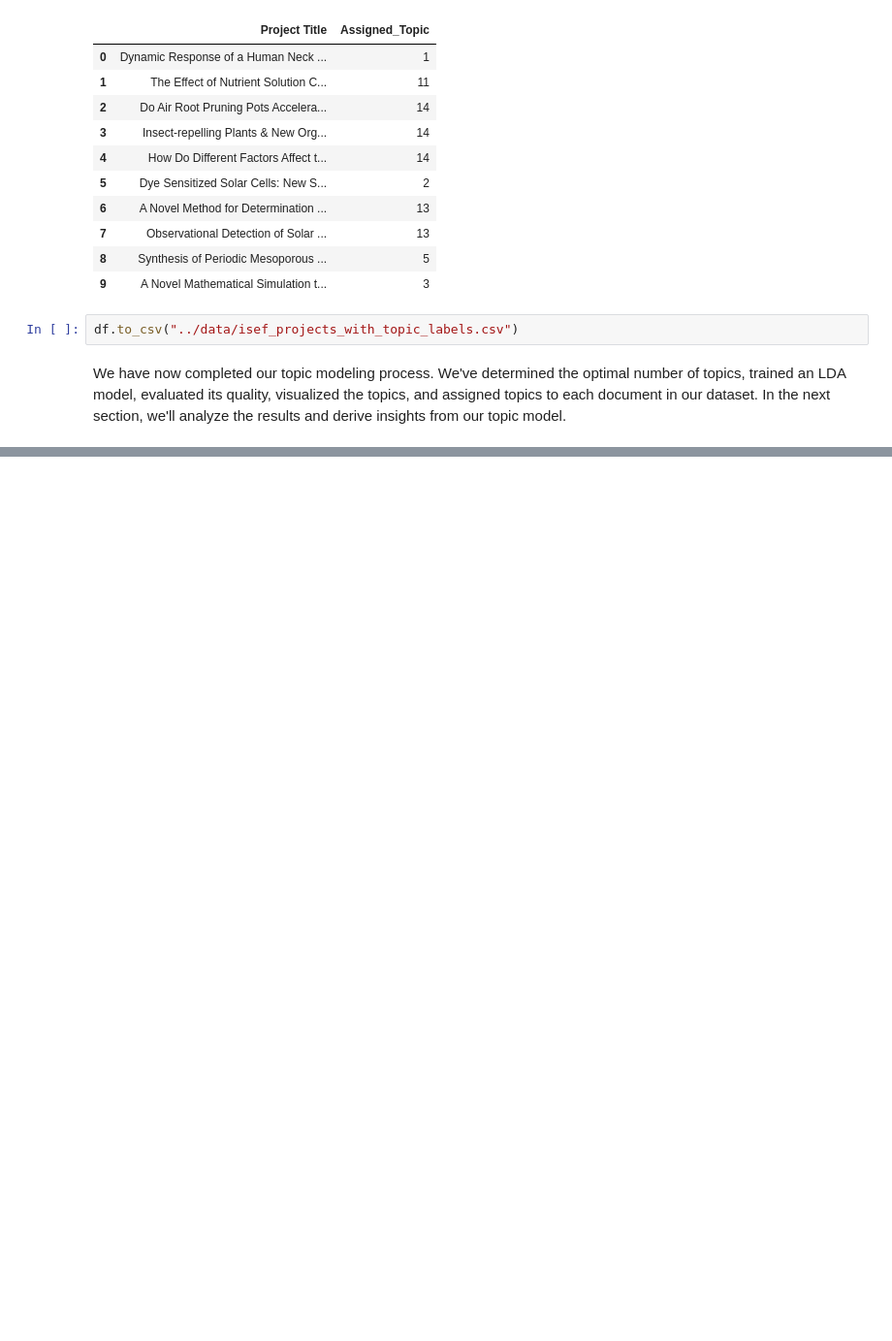
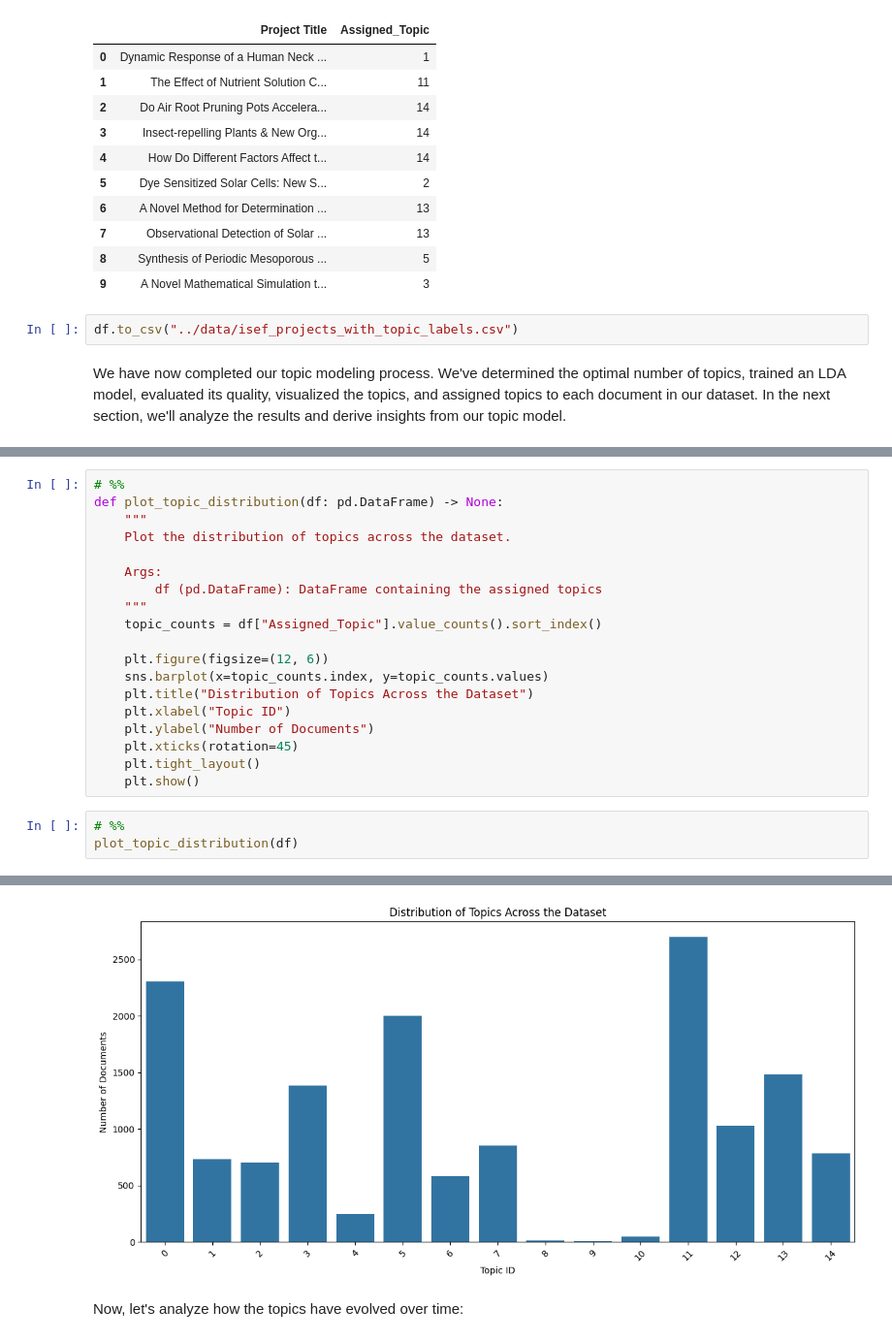
Before and after one commit to rixmape/isef-explorer, a Jupyter notebook: notebooks/lda-topic-modeling.ipynb, the cells around one changed output, grey strips where cells are left out. Shown at 97% size. Cells and saved outputs as stored; diff of their text form; blank space fills up the shorter version.

```diff
--- a/notebooks/lda-topic-modeling.ipynb
+++ b/notebooks/lda-topic-modeling.ipynb
@@ -979,0 +1073,23 @@ df.to_csv("../data/isef_projects_with_topic_labels.csv")
+# %%
+# %%
+def plot_topic_distribution(df: pd.DataFrame) -> None:
+    """
+    Plot the distribution of topics across the dataset.
+
+    Args:
+        df (pd.DataFrame): DataFrame containing the assigned topics
+    """
+    topic_counts = df["Assigned_Topic"].value_counts().sort_index()
+
+    plt.figure(figsize=(12, 6))
+    sns.barplot(x=topic_counts.index, y=topic_counts.values)
+    plt.title("Distribution of Topics Across the Dataset")
+    plt.xlabel("Topic ID")
+    plt.ylabel("Number of Documents")
+    plt.xticks(rotation=45)
+    plt.tight_layout()
+    plt.show()
+# %%
+# %%
+plot_topic_distribution(df)
+# %% [output]
@@ -979,0 +1098,3 @@ df.to_csv("../data/isef_projects_with_topic_labels.csv")
+[figure, added]
+# %% [markdown]
+ Now, let's analyze how the topics have evolved over time:
```
Also changed, not shown: parts of 23 cells of this notebook, 1 other file.
